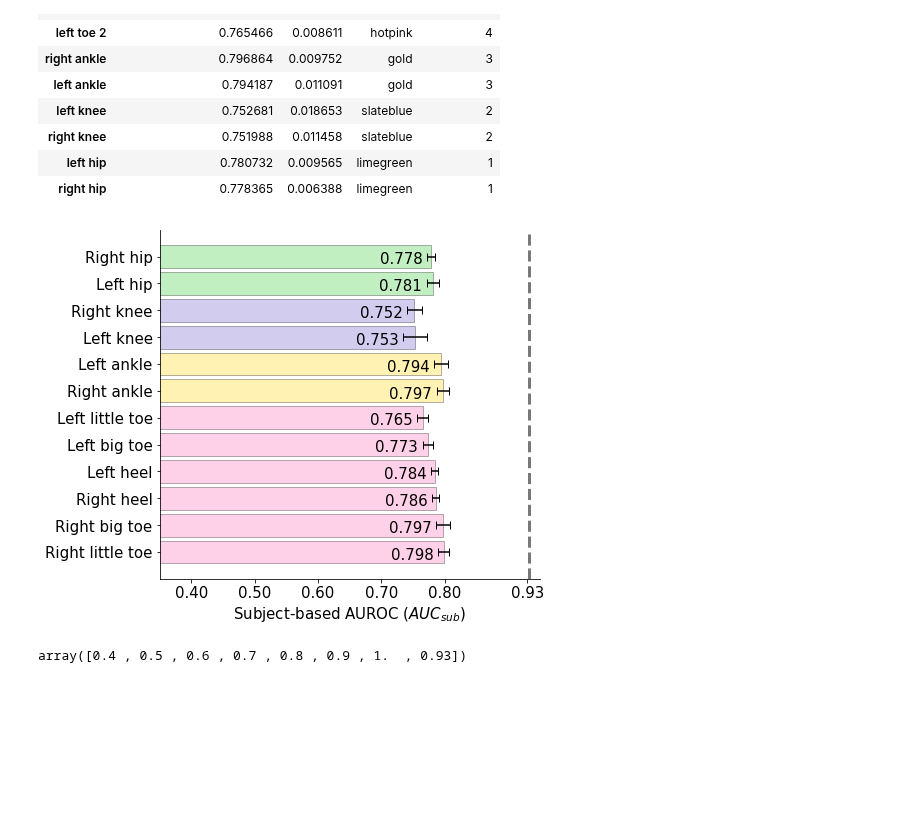
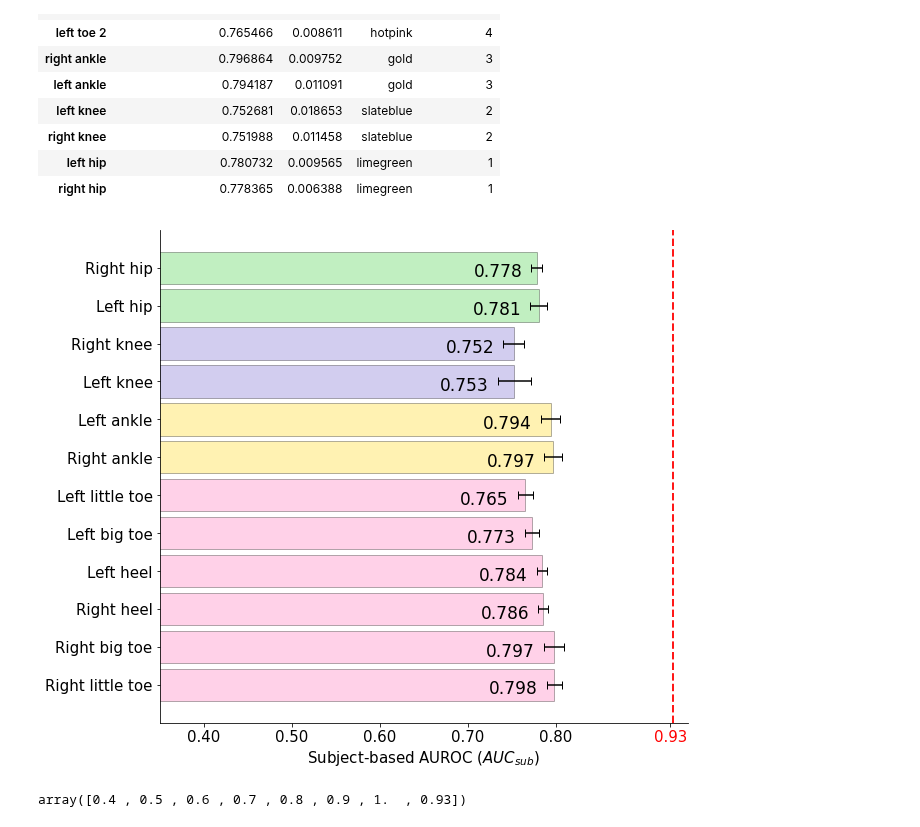
Before and after one commit to kaurrachneet6/Vision-Based-Gait-Analysis-Framework-for-Predicting-Multiple-Sclerosis, a Jupyter notebook: Discussion analysis/PermutationImportanceVizualizations.ipynb, the cells around one changed output. Drawn from its saved outputs; the diff is of its cells as text; code cells hidden in the pictures; blank space fills up the shorter version.

```diff
--- a/Discussion analysis/PermutationImportanceVizualizations.ipynb
+++ b/Discussion analysis/PermutationImportanceVizualizations.ipynb
@@ -176,17 +176,17 @@ for i, bar in enumerate(axes.patches):
 #Adding the metric of interest as text to the plot
 for idx, p in enumerate(axes.patches):
     axes.annotate("%.3f" % p.get_width(), \
-                     (p.get_x() + p.get_width()- task_gen_pi_df['std'][idx]-0.008, p.get_y()-0.22),
+                     (p.get_x() + p.get_width()- task_gen_pi_df['std'][idx]-0.005, p.get_y()-0.22),
                 xytext=(7, 10), textcoords='offset points', ha = 'right', fontsize = 15)
 fig.texts.append(axes.texts.pop())
 
 axes.set_yticks(np.arange(12))
 axes.set_yticklabels(feature_display_names_sorted, fontsize = 15)
 axes.set_ylim(-1,12)
-axes.set_xlim(0.8, 1.0)
+axes.set_xlim(0.86, 0.995)
 axes.set_xlabel(task_gen_metric_display_name, fontsize = 15)
 # axes.set_title('Task-Gen', fontsize = 13)
-axes.set_xticks([0.8, 0.85, 0.9, 0.95, 0.98])
+axes.set_xticks([0.85, 0.9, 0.95, 0.98])
 
 #Adding a line showing the best Task-Gen metric in best regress-N model
 axes.axvline(x=0.98, color = 'dimgray', alpha = 0.9, linestyle = '--', linewidth = 3)
@@ -425,7 +425,7 @@ plt.show()
 # %%
 #Subject gen WT
 #Path for the Subject gen W Permutation importance results
-pi_path = 'C:\\Users\\Rachneet Kaur\\Box\\Gait Video Project\\codes\\PostHocAnalysis\\W\\Resnet1D\\'
+pi_path = 'C:\\Users\\Rachneet Kaur\\Box\\Gait Video Project\\codes\\PostHocAnalysis\\PermImpResults_ThirdFloor\\WT\\CNN1D\\'
 subWT_gen_pi = pd.read_csv(pi_path + 'Permutation_importance_only_main_results.csv', index_col = 0)
 
 #Path for best Task gen model results
@@ -488,3 +581,5 @@ feature_display_names = ['Right hip', 'Left hip', 'Right knee', 'Left knee', 'Ri
                            'Right heel', 'Left heel']
 
 feature_dic = {ordered_features[i]:feature_display_names[i] for i in range(12)}
+# %%
+subWT_gen_pi_df[subWT_gen_metric][subWT_gen_pi_df[subWT_gen_metric]>0.77] = 0.770
@@ -709,7 +975,7 @@ font = {'size'   : 15}
 mpl.rc('font', **font)
 
 
-fig, axes = plt.subplots(1, 1, sharex=False, sharey = False, figsize=(7, 5.5), constrained_layout=True)
+fig, axes = plt.subplots(1, 1, sharex=False, sharey = False, figsize=(9, 7.5), constrained_layout=True)
 # fig.tight_layout()
 # sns.despine(offset=0)
 
@@ -728,37 +994,39 @@ plt.barh(width = cross_gen_pi_df[cross_gen_metric], height = 0.85, data = cross_
 
 #Sorting the feature display names by the order of appearance on the plot
 feature_display_names_sorted = [feature_dic[x] for x in cross_gen_pi_df.index]
 
 #Assigning the grouped color and hatch for separating between task and subject gen results
 for i, bar in enumerate(axes.patches):
     bar.set_facecolor(cross_gen_pi_df['colors'][i])
     bar.set_edgecolor = 'k'
 
 #Adding the metric of interest as text to the plot
 for idx, p in enumerate(axes.patches):
     axes.annotate("%.3f" % p.get_width(), \
-                     (p.get_x() + p.get_width()- cross_gen_pi_df['std'][idx]-0.018, p.get_y()-0.22),
-                xytext=(7, 10), textcoords='offset points', ha = 'right', fontsize = 15)
+                     (p.get_x() + p.get_width()- cross_gen_pi_df['std'][idx]-0.018, p.get_y()-0.08),
+                xytext=(7, 10), textcoords='offset points', ha = 'right', fontsize = 17)
 fig.texts.append(axes.texts.pop())
 
 axes.set_yticks(np.arange(12))
 axes.set_yticklabels(feature_display_names_sorted, fontsize = 15)
 axes.set_ylim(-1,12)
 axes.set_xlim(0.35, 0.95)
 axes.set_xticks([0.4, 0.5, 0.6, 0.7, 0.8, 0.93])
+plt.gca().get_xticklabels()[5].set_color('red')
 axes.set_xlabel(cross_gen_metric_display_name, fontsize = 15)
+
 # axes.set_title('Task-Gen', fontsize = 13)
 
 #Adding a line showing the best Task-Gen metric in best regress-N model
-axes.axvline(x=0.933, color = 'dimgray', alpha = 0.9, linestyle = '--', linewidth = 3)
+axes.axvline(x=0.933, color = 'red', alpha = 0.9, linestyle = '--', linewidth = 2)
 # axes.set_xticks(list(axes.get_xticks()) + [0.93])
 
 # plt.title('Feature permutation importance')
 # plt.savefig('side_by_side.png', dpi = 250, bbox_inches='tight')
 plt.savefig('C:\\Users\\Rachneet Kaur\\Box\\Gait Video Project\\PermImpResults\\WtoWT\\PI_cross_gen_' + str(cross_gen_metric) + '.png', dpi = 250, bbox_inches='tight')
 plt.show()
 # %% [output]
-[figure, old version]
+[figure, new version]
 # %%
 axes.get_xticks()
 # %% [output]
```
Also changed, not shown: parts of 20 cells of this notebook.
